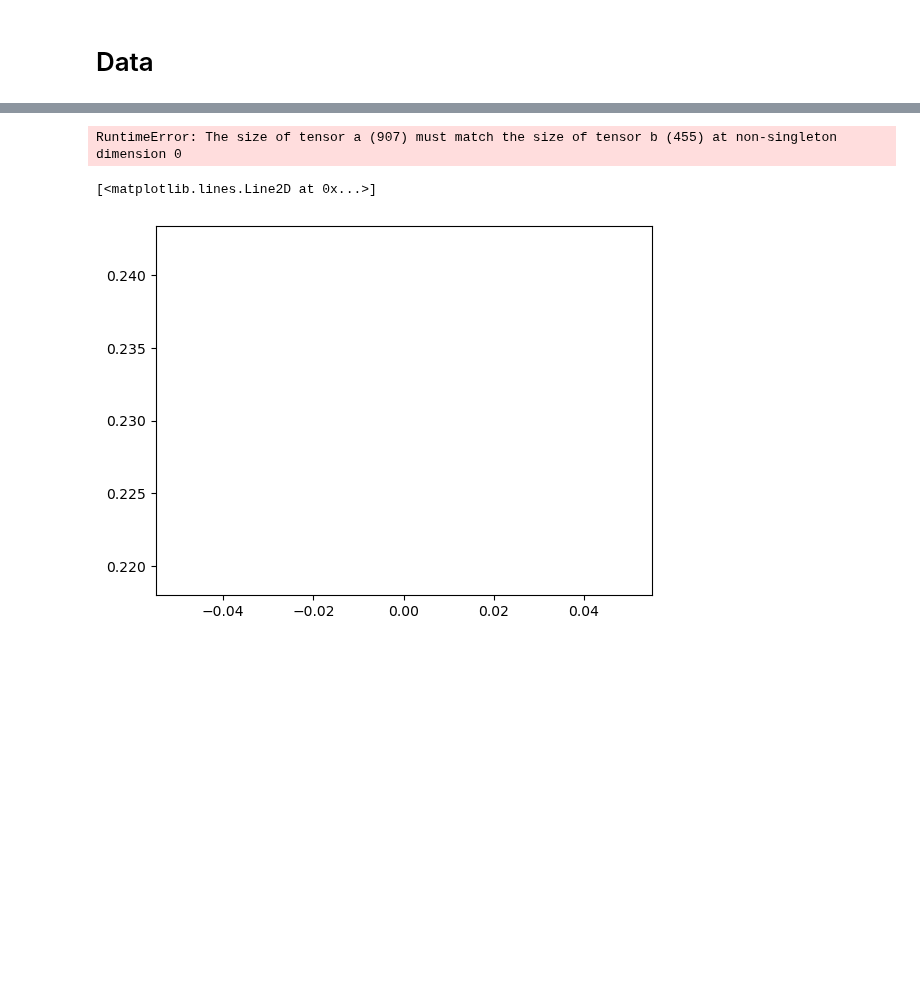
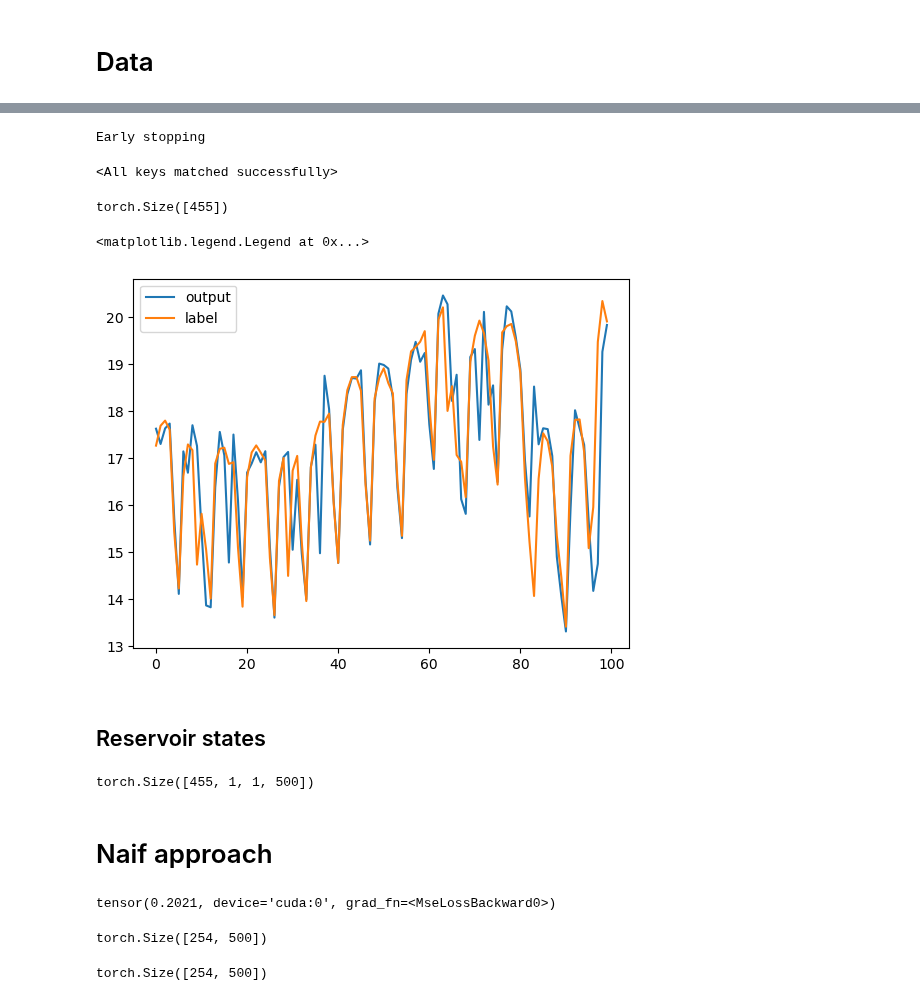
Before and after one commit to NGMLGroup/Koopman-TGNN-Interpretability, a Jupyter notebook: DMD.ipynb, the cells around one changed output, grey strips where cells are left out. Saved outputs shown, nothing was run; the diff lists cells and outputs as text; code cells hidden in the pictures; blank space fills up the shorter version.

```diff
--- a/DMD.ipynb
+++ b/DMD.ipynb
@@ -41,5 +50,5 @@ torch.Size([907, 1])
 # %%
-esn = ESNModel(batch, 500, 1, 0, 1, F).to(device)
+esn = ESNModel(1, 500, 1, 0, 1, F).to(device)
 # %%
 esn(X).shape
 # %% [output]
@@ -50,24 +59,24 @@ epochs = 100
 torch_loss = torch.nn.MSELoss()
 
 # initialize the early_stopping object
-checkpoint_path = "./checkpoints/QR/"
+checkpoint_path = "./checkpoints/esn/"
 early_stopping = EarlyStopping(patience=20, verbose=False, path=checkpoint_path)
 
 with trange(epochs) as t:
     for epoch in t:
         esn.train()
         torch_optimizer.zero_grad()
-        loss = torch_loss(esn(X).squeeze(), Ytr.squeeze())
+        loss = torch_loss(esn(X).squeeze(), Y.squeeze())
         loss.backward()
         torch_optimizer.step()
 
         # display progress bar
         t.set_description(f"Epoch {epoch+1}")
-        t.set_postfix({"loss":float(loss / Ytr.shape[0])})
+        t.set_postfix({"loss":float(loss / Y.shape[0])})
 
         # Early stopping
         esn.eval()
-        valid_loss = torch_loss(esn(Xv).squeeze(), Yval.squeeze()).item()
+        valid_loss = torch_loss(esn(Xv).squeeze(), Yv.squeeze()).item()
 
         # early_stopping needs the validation loss to check if it has decresed,
         # and if it has, it will make a checkpoint of the current model
@@ -80,12 +89,20 @@ with trange(epochs) as t:
 # load the last checkpoint with the best model
 esn.load_state_dict(torch.load(checkpoint_path + "checkpoint.pt"))
 # %% [output]
-RuntimeError: The size of tensor a (907) must match the size of tensor b (455) at non-singleton dimension 0
+Early stopping
+<All keys matched successfully>
 # %%
 out = esn(Xt).squeeze().detach().cpu()
-
-plt.plot(out)
-# plt.plot(Yte.squeeze().cpu())
-# %% [output]
-[<matplotlib.lines.Line2D at 0x...>]
-[figure, removed]
+# %%
+out.shape
+# %% [output]
+torch.Size([455])
+# %%
+plt.plot((out+diffYte[batch-F:,].squeeze().cpu())[:100], label='output')
+plt.plot((Yt.cpu()+diffYte[batch-F:,].squeeze().cpu())[:100].squeeze().cpu(), label='label')
+plt.legend()
+# %% [output]
+<matplotlib.legend.Legend at 0x...>
+[figure, added]
+# %% [markdown]
+## Reservoir states
@@ -91,0 +111,6 @@ plt.plot(out)
+# %%
+h.shape
+# %% [output]
+torch.Size([455, 1, 1, 500])
+# %% [markdown]
+# Naif approach
@@ -91,0 +146,17 @@ plt.plot(out)
+# %%
+dmd_model.eval()
+
+x_dmd_te = h.squeeze()[200:-1]
+y_dmd_te = h.squeeze()[201:]
+
+dmd_loss(dmd_model(x_dmd_te).squeeze(), y_dmd_te.squeeze())
+# %% [output]
+tensor(0.2021, device='cuda:0', grad_fn=<MseLossBackward0>)
+# %%
+y_dmd_te.shape
+# %% [output]
+torch.Size([254, 500])
+# %%
+x_dmd_te.shape
+# %% [output]
+torch.Size([254, 500])
```
Also changed, not shown: parts of 13 cells of this notebook.
